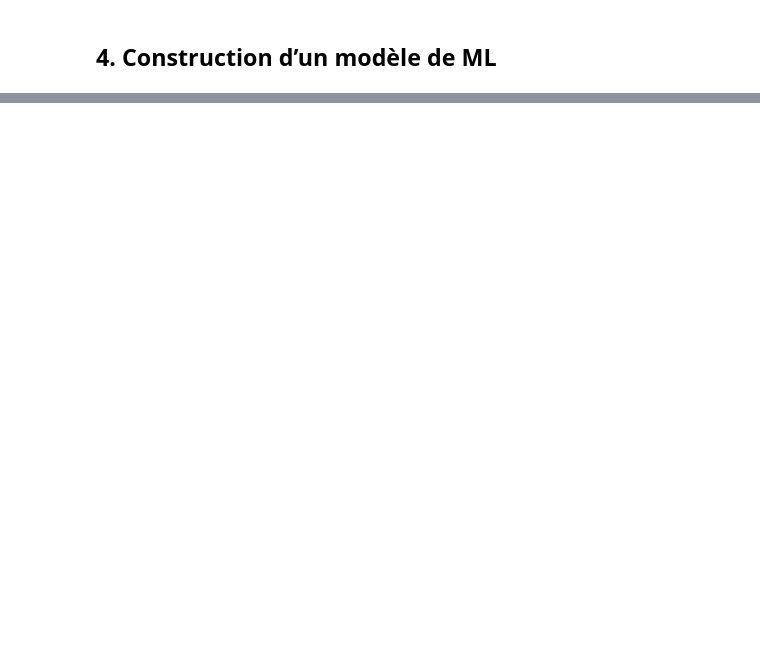
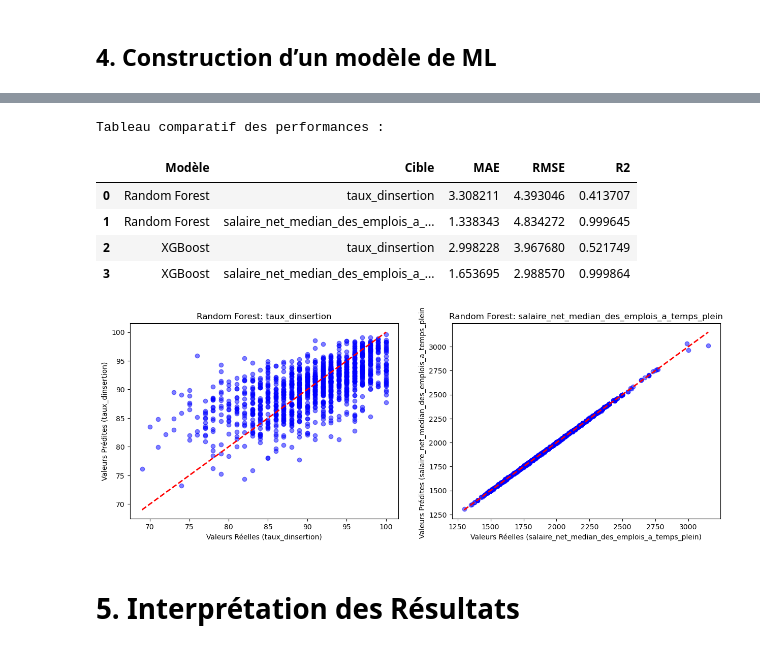
Before and after one commit to mattmathbg/Projet_ML, a Jupyter notebook: Projet.ipynb, the cells around one changed output, grey strips where cells are left out. Saved outputs shown, nothing was run; the diff lists cells and outputs as text; code cells hidden in the pictures; blank space fills up the shorter version.

```diff
--- a/Projet.ipynb
+++ b/Projet.ipynb
@@ -221,14 +225,5 @@ Ici, on exclut les colonnes de texte bruts qui ne sont pas encore encodées
 # %%
 from sklearn.model_selection import train_test_split
 from sklearn.preprocessing import StandardScaler
-features = df_clean.select_dtypes(include=['float64', 'int64']).drop(columns=['taux_dinsertion'])
-X = features
-y = df_clean['taux_dinsertion']
-
-# 3. Standardisation (Optionnel mais recommandé pour de meilleurs résultats)
-scaler = StandardScaler()
-X_train_scaled = scaler.fit_transform(X_train)
-X_test_scaled = scaler.transform(X_test)
-
-print(f"Données d'entraînement : {X_train.shape[0]} lignes")
-print(f"Données de test : {X_test.shape[0]} lignes")
+# X et y sont déjà définis dans la section précédente avec df_final (encodage One-Hot)
+# Ici, on utilise directement X et y
@@ -279,0 +274,50 @@ print("Modèle 2 : Random Forest entraîné avec succès.")
+# %%
+from sklearn.metrics import mean_absolute_error, mean_squared_error, r2_score
+import numpy as np
+import pandas as pd
+
+# Fonction pour calculer les scores pour chaque cible
+def evaluation_scores_multi(y_true, y_pred, model_name, target_names):
+    results = []
+    for i, target in enumerate(target_names):
+        mae = mean_absolute_error(y_true.iloc[:, i], y_pred[:, i])
+        mse = mean_squared_error(y_true.iloc[:, i], y_pred[:, i])
+        rmse = np.sqrt(mse)
+        r2 = r2_score(y_true.iloc[:, i], y_pred[:, i])
+        results.append({'Modèle': model_name, 'Cible': target, 'MAE': mae, 'RMSE': rmse, 'R2': r2})
+    return results
+
+target_names = ['taux_dinsertion', 'salaire_net_median_des_emplois_a_temps_plein']
+
+# Évaluation pour Random Forest
+scores_rf = evaluation_scores_multi(y_test, y_pred_rf, "Random Forest", target_names)
+
+# Évaluation pour XGBoost
+scores_xgb = evaluation_scores_multi(y_test, y_pred_xgb, "XGBoost", target_names)
+
+# Comparaison dans un tableau
+df_comparaison = pd.DataFrame(scores_rf + scores_xgb)
+print("Tableau comparatif des performances :")
+display(df_comparaison)
+
+# --- Visualisation des prédictions pour Random Forest ---
+import matplotlib.pyplot as plt
+
+fig, axes = plt.subplots(1, 2, figsize=(15, 5))
+for i, target in enumerate(target_names):
+    axes[i].scatter(y_test.iloc[:, i], y_pred_rf[:, i], alpha=0.5, color='blue')
+    axes[i].plot([y_test.iloc[:, i].min(), y_test.iloc[:, i].max()], [y_test.iloc[:, i].min(), y_test.iloc[:, i].max()], 'r--', lw=2)
+    axes[i].set_xlabel(f'Valeurs Réelles ({target})')
+    axes[i].set_ylabel(f'Valeurs Prédites ({target})')
+    axes[i].set_title(f'Random Forest: {target}')
+plt.show()
+# %% [output]
+Tableau comparatif des performances :
+|  | Modèle | Cible | MAE | RMSE | R2 |
+| 0 | Random Forest | taux_dinsertion | 3.308211 | 4.393046 | 0.413707 |
+| 1 | Random Forest | salaire_net_median_des_emplois_a_... | 1.338343 | 4.834272 | 0.999645 |
+| 2 | XGBoost | taux_dinsertion | 2.998228 | 3.967680 | 0.521749 |
+| 3 | XGBoost | salaire_net_median_des_emplois_a_... | 1.653695 | 2.988570 | 0.999864 |
+[figure, added]
+# %% [markdown]
+# 5. Interprétation des Résultats
```
Also changed, not shown: parts of 21 cells of this notebook, 1 other file.
